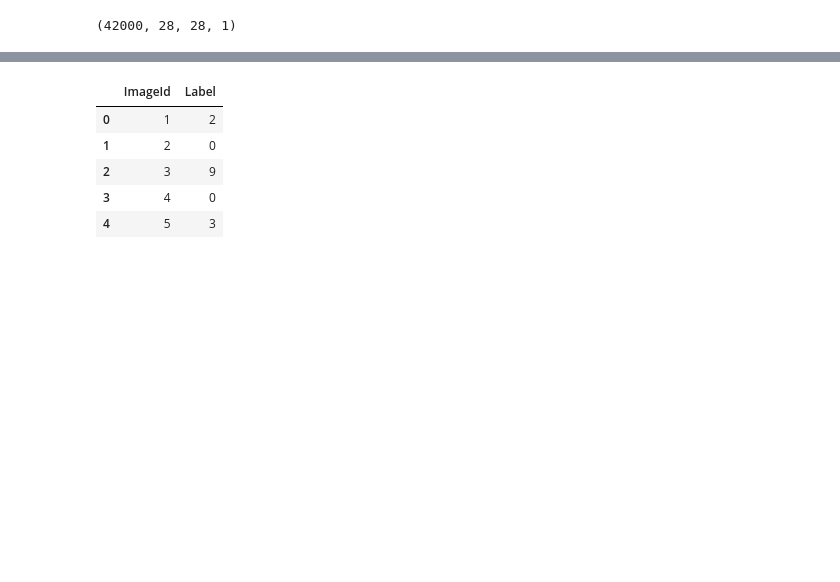
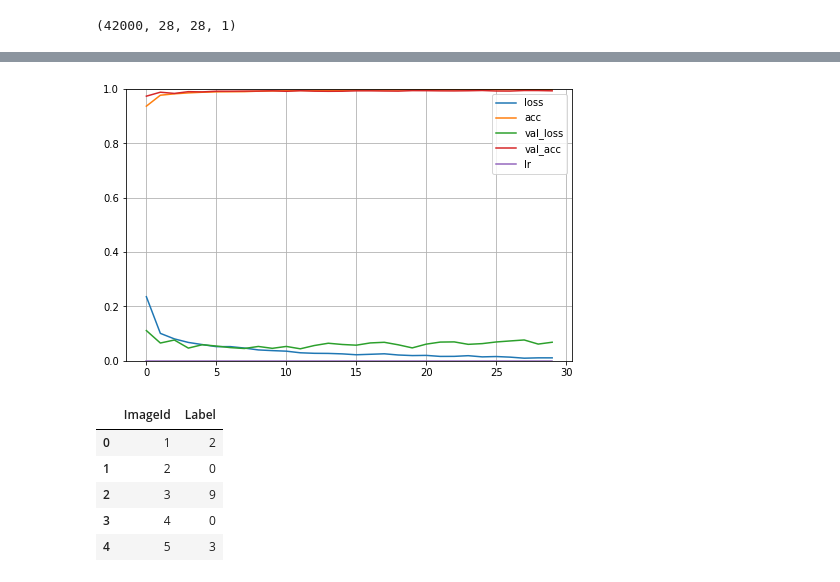
Before and after one commit to karthikb19/Kaggle, a Jupyter notebook: Digit Recognizer/MNIST_Keras_CNN.ipynb, the cells around one changed output, grey strips where cells are left out. Drawn from its saved outputs; the diff is of its cells as text; code cells hidden in the pictures; blank space fills up the shorter version.

```diff
--- a/Digit Recognizer/MNIST_Keras_CNN.ipynb
+++ b/Digit Recognizer/MNIST_Keras_CNN.ipynb
@@ -104,6 +101,6 @@ lr_reduce = keras.callbacks.ReduceLROnPlateau(monitor='val_acc',
                                             factor=0.1,
                                             min_lr=0.003)
 # %%
-m.fit(X_train, y_train, validation_data=(X_val, y_val), epochs=30, batch_size=20, validation_batch_size=20, callbacks=[lr_reduce])
+history = m.fit(X_train, y_train, validation_data=(X_val, y_val), epochs=30, batch_size=20, validation_batch_size=20, callbacks=[lr_reduce])
 # %% [output]
 Epoch 1/30
@@ -128,6 +124,15 @@ Epoch 30/30
 df_test = df_test.values.reshape(-1,28,28,1)
 df_test = df_test/255.0
 pred = np.argmax(m.predict(df_test), axis = 1)
+# %%
+import pandas as pd
+
+pd.DataFrame(history.history).plot(figsize=(8, 5))
+plt.grid(True)
+plt.gca().set_ylim(0, 1)
+plt.show()
+# %% [output]
+[figure, added]
 # %%
 ans = pd.DataFrame({"ImageId" : range(1, 28001), "Label":pred})
 # %%
```
Also changed, not shown: parts of 4 cells of this notebook, 4 other files.
